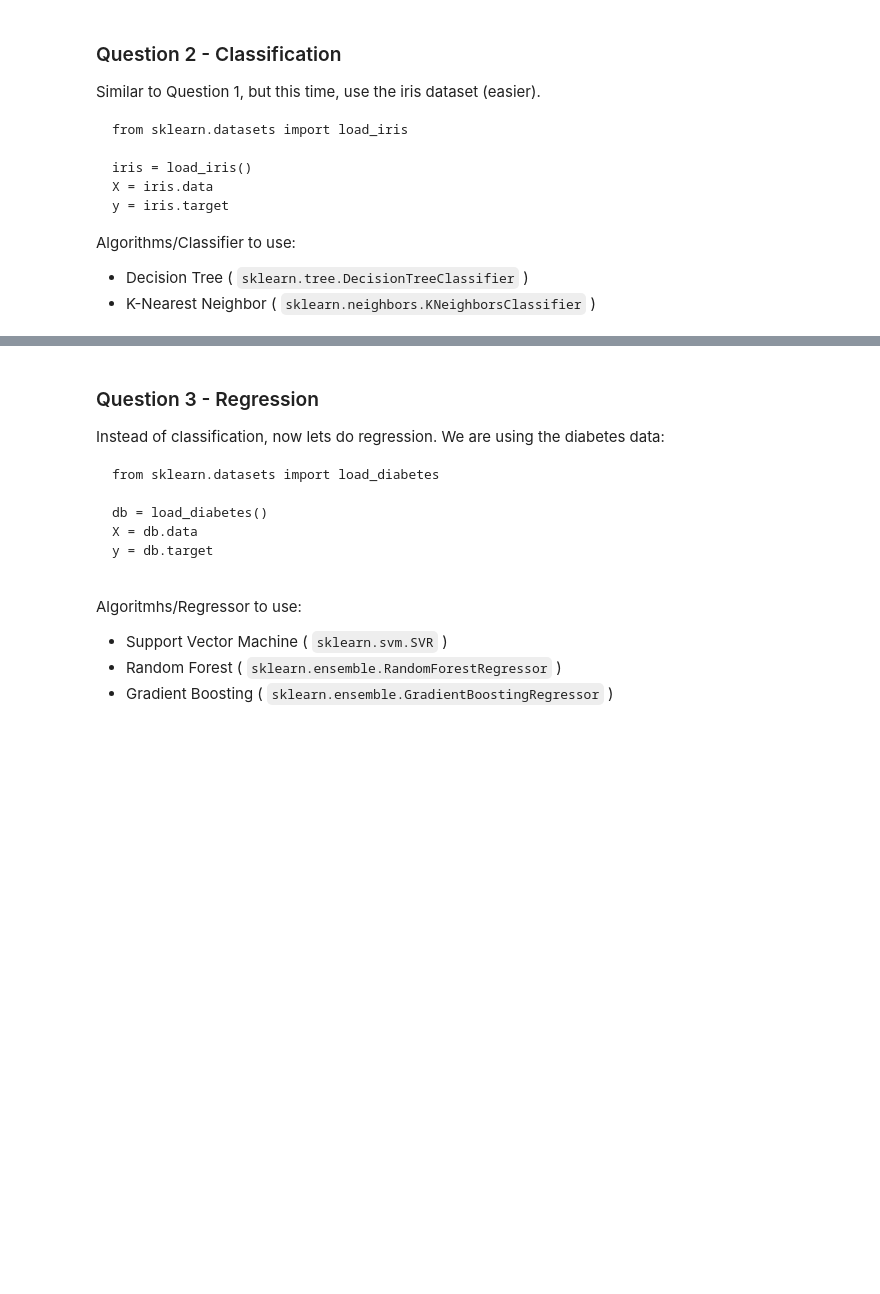
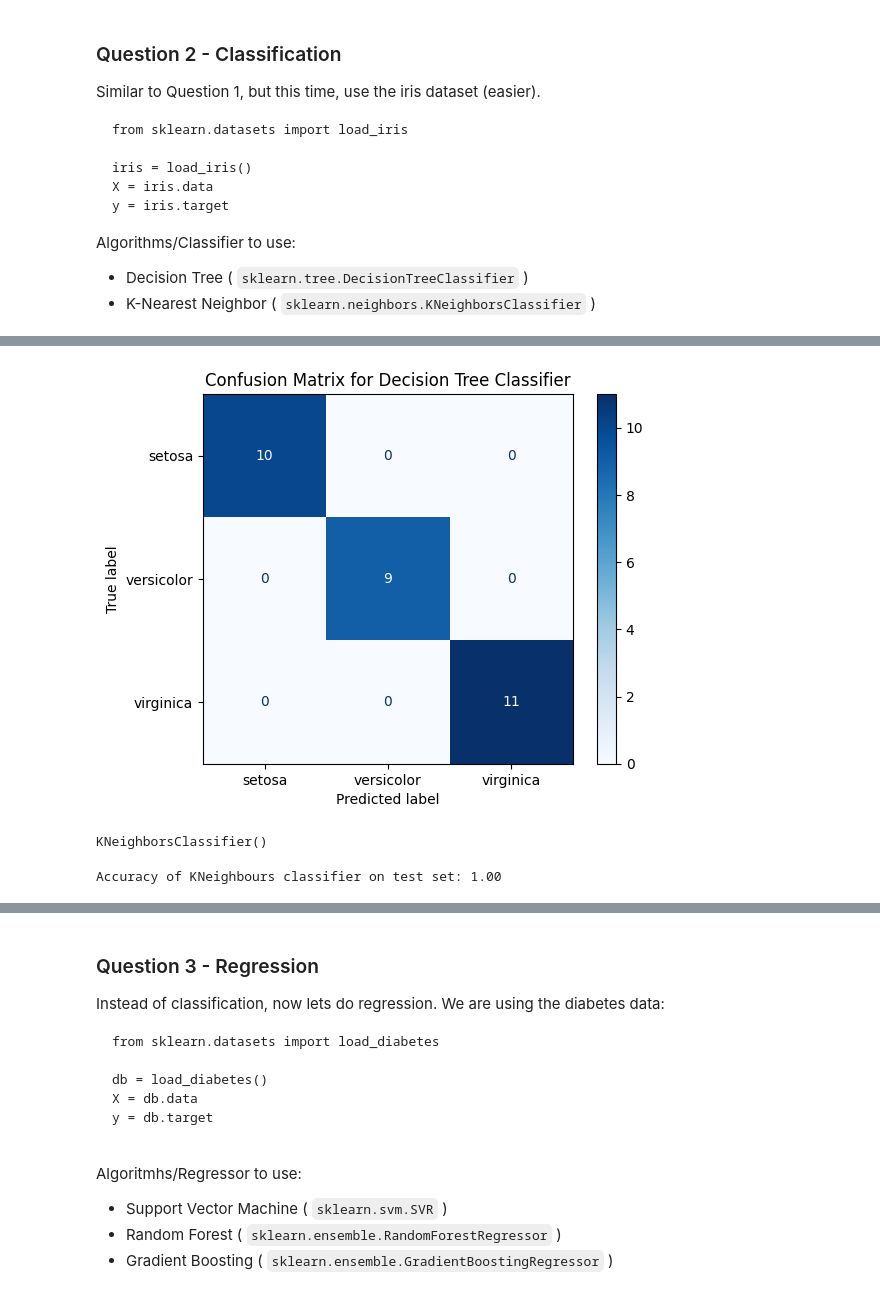
Before and after one commit to krup13/pfsc, a Jupyter notebook: tutorials/t5.ipynb, the cells around one changed output, grey strips where cells are left out. Cells and saved outputs as stored; diff of their text form; code cells hidden in the pictures; blank space fills up the shorter version.

```diff
--- a/tutorials/t5.ipynb
+++ b/tutorials/t5.ipynb
@@ -113,3 +151,18 @@ Algorithms/Classifier to use:
 
   * Decision Tree ( `sklearn.tree.DecisionTreeClassifier` )
   * K-Nearest Neighbor ( `sklearn.neighbors.KNeighborsClassifier` )
+# %%
+from sklearn.datasets import load_iris
+
+iris = load_iris()
+X = iris.data
+y = iris.target
+# %%
+#split the dataset into training and testing sets
+from sklearn.model_selection import train_test_split
+X_train, X_test, y_train, y_test = train_test_split(X, y, test_size=0.2, random_state=42)
+# %%
+from sklearn.tree import DecisionTreeClassifier
+#initialize and train decision tree classifier
+dt = DecisionTreeClassifier(random_state=42)
+dt.fit(X_train, y_train)
@@ -115,0 +171,5 @@ Algorithms/Classifier to use:
+# %%
+y_pred = dt.predict(X_test)
+#predict and check score on validation set
+accuracy = accuracy_score(y_test, y_pred)
+print(f"Accuracy of Decision Tree classifier on test set: {accuracy:.2f}")
@@ -115,0 +200,24 @@ Algorithms/Classifier to use:
+# %%
+from sklearn.metrics import ConfusionMatrixDisplay
+disp = ConfusionMatrixDisplay(confusion_matrix=confusion_matrix(y_test, y_pred),
+                              display_labels=iris.target_names)
+disp.plot(cmap='Blues')
+import matplotlib.pyplot as plt
+plt.title('Confusion Matrix for Decision Tree Classifier')
+plt.show()
+# %% [output]
+[figure, added]
+# %%
+from sklearn.neighbors import KNeighborsClassifier
+#initialize and train kneighbors classifier
+kn = KNeighborsClassifier()
+kn.fit(X_train, y_train)
+# %% [output]
+KNeighborsClassifier()
+# %%
+y_pred = kn.predict(X_test)
+#predict and check score on validation set
+accuracy = accuracy_score(y_test, y_pred)
+print(f"Accuracy of KNeighbours classifier on test set: {accuracy:.2f}")
+# %% [output]
+Accuracy of KNeighbours classifier on test set: 1.00
```
Also changed, not shown: parts of 14 cells of this notebook.
